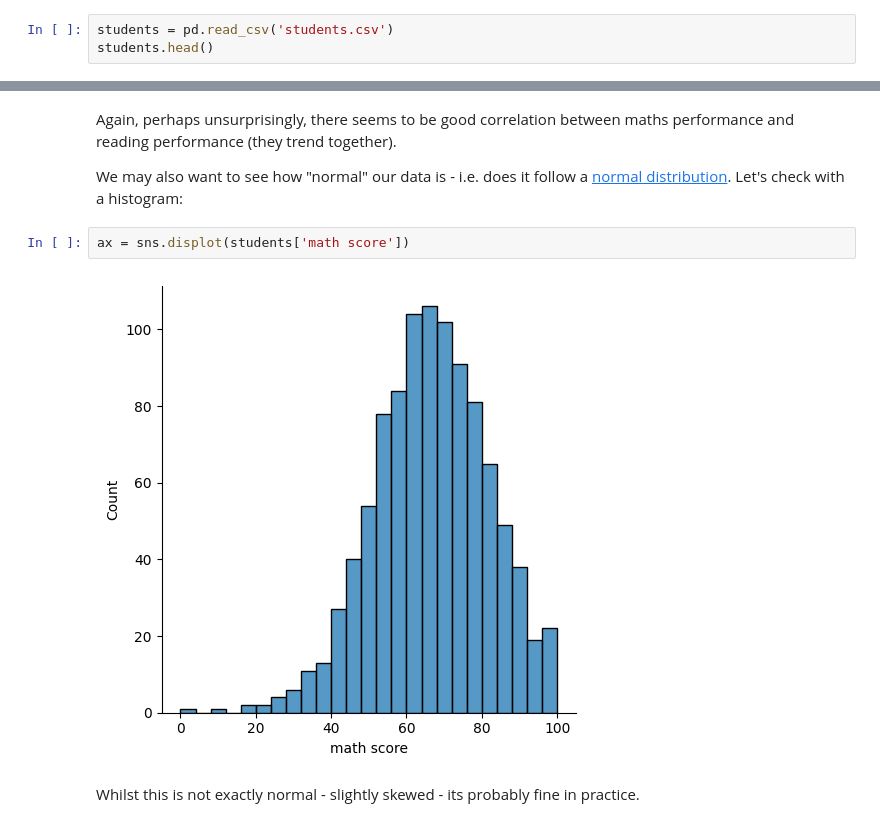
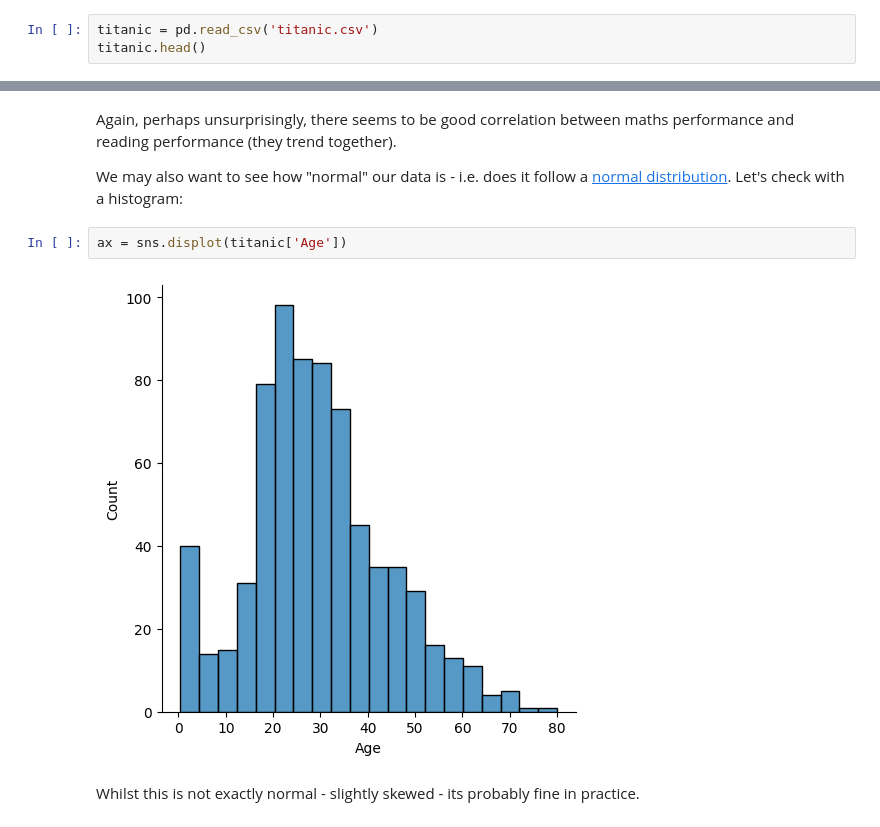
Before and after one commit to TudorVilcu/Tudor-Vilcu---Data-Science-and-Gen-AI-submission-, a Jupyter notebook: 2_05_Exploratory_Data_Analysis.ipynb, the cells around one changed output, grey strips where cells are left out. Saved outputs shown, nothing was run; the diff lists cells and outputs as text.

```diff
--- a/2_05_Exploratory_Data_Analysis.ipynb
+++ b/2_05_Exploratory_Data_Analysis.ipynb
@@ -19,6 +19,6 @@ Saving students.csv to students.csv
 # %% [markdown]
 We can now import the data into pandas as before:
 # %%
-students = pd.read_csv('students.csv')
-students.head()
+titanic = pd.read_csv('titanic.csv')
+titanic.head()
 # %% [output]
@@ -135,9 +145,9 @@ Again, perhaps unsurprisingly, there seems to be good correlation between maths
 
 We may also want to see how "normal" our data is - i.e. does it follow a [normal distribution](https://en.wikipedia.org/wiki/Normal_distribution). Let's check with a histogram:
 # %%
-ax = sns.displot(students['math score'])
+ax = sns.displot(titanic['Age'])
 # %% [output]
-[figure, old version]
+[figure, new version]
 # %% [markdown]
 Whilst this is not exactly normal - slightly skewed - its probably fine in practice.
 # %% [markdown]
```
Also changed, not shown: parts of 17 cells of this notebook.
